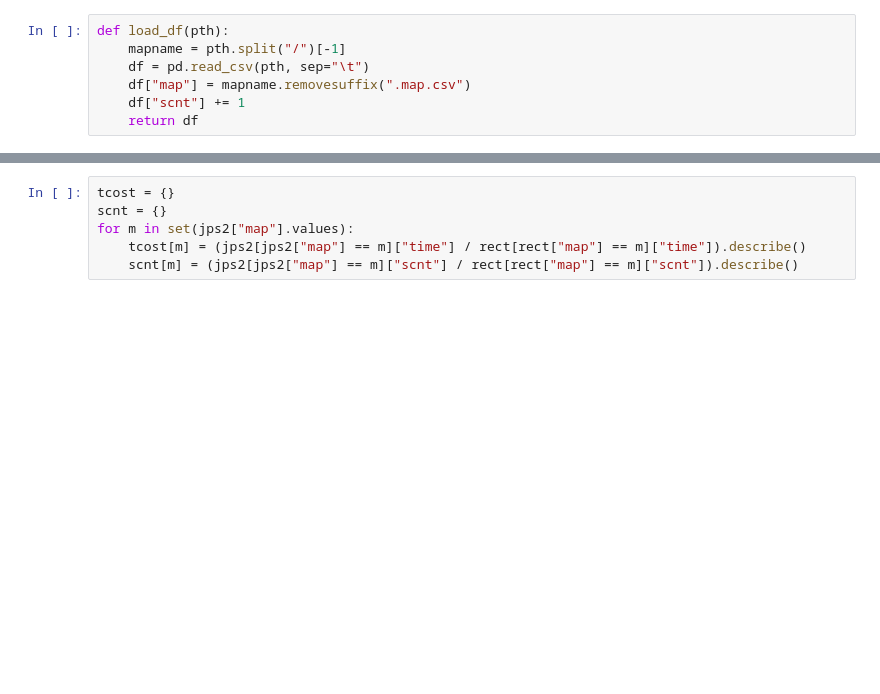
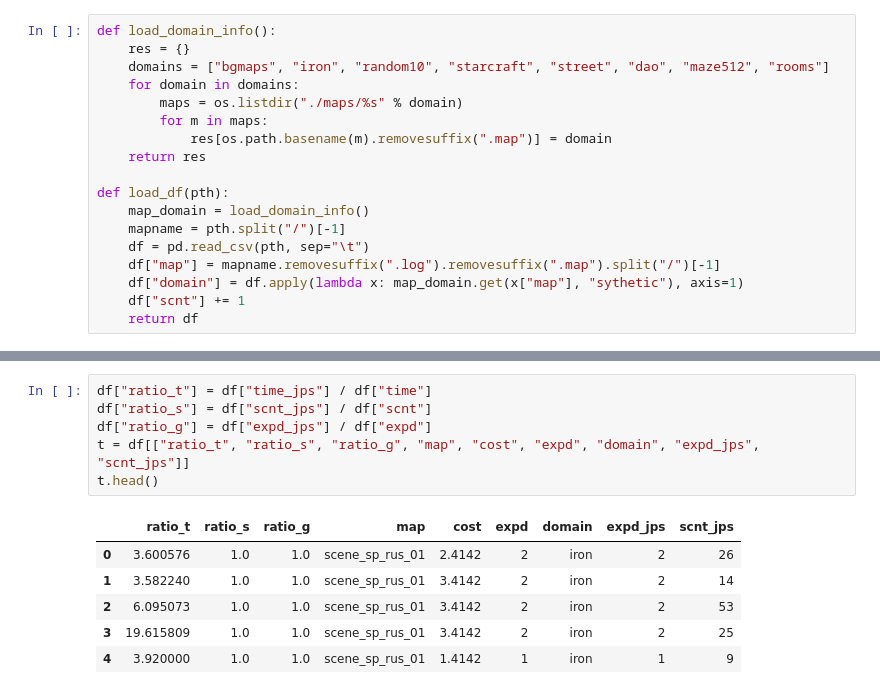
Before and after one commit to eggeek/warhog, a Jupyter notebook: warthog/expr.ipynb, the cells around one changed output, grey strips where cells are left out. Drawn from its saved outputs; the diff is of its cells as text; blank space fills up the shorter version.

```diff
--- a/warthog/expr.ipynb
+++ b/warthog/expr.ipynb
@@ -53,7 +8,18 @@ def plot_graph(xlabel='', ylabel='', xs=[[]], ys=[[]], labels=[], color=None,
 # %%
+def load_domain_info():
+    res = {}
+    domains = ["bgmaps", "iron", "random10", "starcraft", "street", "dao", "maze512", "rooms"]
+    for domain in domains:
+        maps = os.listdir("./maps/%s" % domain)
+        for m in maps:
+            res[os.path.basename(m).removesuffix(".map")] = domain
+    return res
+
 def load_df(pth):
+    map_domain = load_domain_info()
     mapname = pth.split("/")[-1]
     df = pd.read_csv(pth, sep="\t")
-    df["map"] = mapname.removesuffix(".map.csv")
+    df["map"] = mapname.removesuffix(".log").removesuffix(".map").split("/")[-1]
+    df["domain"] = df.apply(lambda x: map_domain.get(x["map"], "sythetic"), axis=1)
     df["scnt"] += 1
     return df
@@ -86,6 +210,13 @@ TypeError: merge() got an unexpected keyword argument 'other'
-# %%
-tcost = {}
-scnt = {}
-for m in set(jps2["map"].values):
-    tcost[m] = (jps2[jps2["map"] == m]["time"] / rect[rect["map"] == m]["time"]).describe()
-    scnt[m] = (jps2[jps2["map"] == m]["scnt"] / rect[rect["map"] == m]["scnt"]).describe()
+# %%
+df["ratio_t"] = df["time_jps"] / df["time"]
+df["ratio_s"] = df["scnt_jps"] / df["scnt"]
+df["ratio_g"] = df["expd_jps"] / df["expd"]
+t = df[["ratio_t", "ratio_s", "ratio_g", "map", "cost", "expd", "domain", "expd_jps", "scnt_jps"]]
+t.head()
+# %% [output]
+|  | ratio_t | ratio_s | ratio_g | map | cost | expd | domain | expd_jps | scnt_jps |
+| 0 | 3.600576 | 1.0 | 1.0 | scene_sp_rus_01 | 2.4142 | 2 | iron | 2 | 26 |
+| 1 | 3.582240 | 1.0 | 1.0 | scene_sp_rus_01 | 3.4142 | 2 | iron | 2 | 14 |
+| 2 | 6.095073 | 1.0 | 1.0 | scene_sp_rus_01 | 3.4142 | 2 | iron | 2 | 53 |
+| 3 | 19.615809 | 1.0 | 1.0 | scene_sp_rus_01 | 3.4142 | 2 | iron | 2 | 25 |
+| 4 | 3.920000 | 1.0 | 1.0 | scene_sp_rus_01 | 1.4142 | 1 | iron | 1 | 9 |
```
Also changed, not shown: parts of 33 cells of this notebook.
